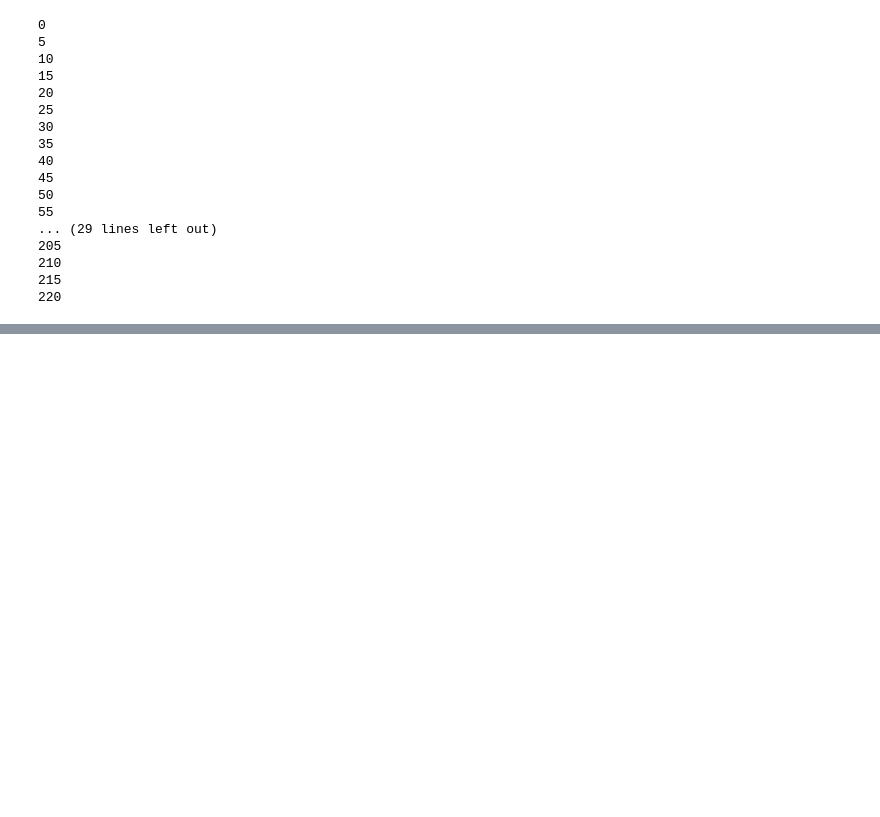
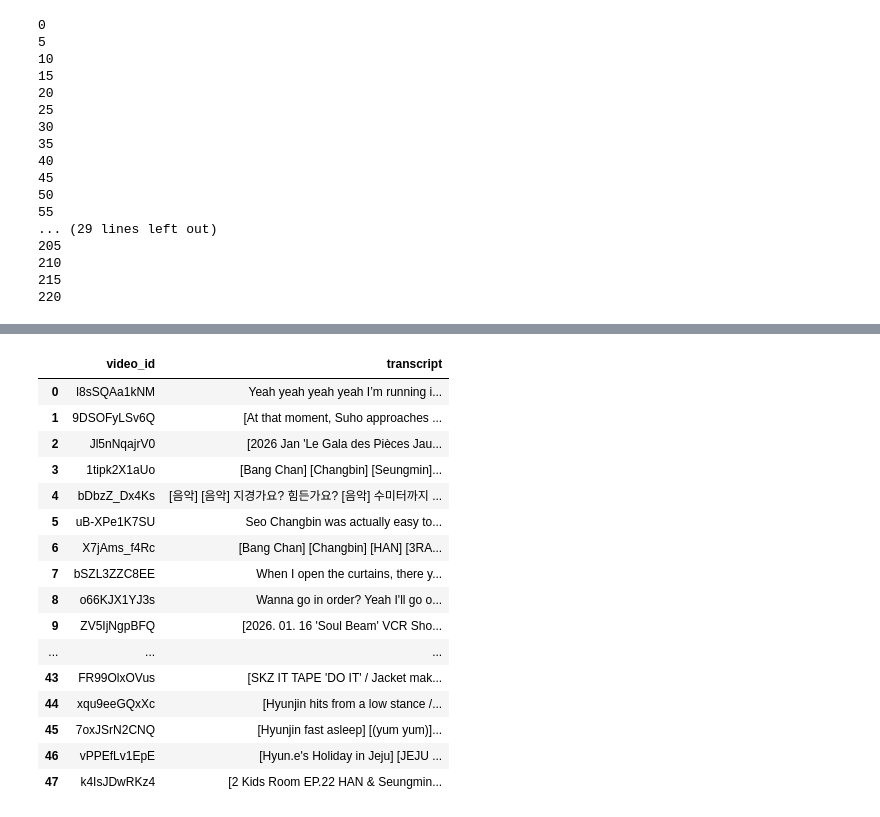
Before and after one commit to tejakusumahyusuf832/skz-pace, a Jupyter notebook: notebooks/1.0-data-acquisition.ipynb, the cells around one changed output, grey strips where cells are left out. Cells and saved outputs as stored; diff of their text form; code cells hidden in the pictures; blank space fills up the shorter version.

```diff
--- a/notebooks/1.0-data-acquisition.ipynb
+++ b/notebooks/1.0-data-acquisition.ipynb
@@ -487,0 +503,2 @@ for i in range(0, 223, 5):
+# %%
+skz_transcripts = pd.read_parquet("../data/raw/skz_transcripts.parquet")
@@ -487,0 +522,20 @@ for i in range(0, 223, 5):
+# %%
+skz_transcripts.query("transcript != 'na'")
+# %% [output]
+|  | video_id | transcript |
+| 0 | l8sSQAa1kNM | Yeah yeah yeah yeah I’m running i... |
+| 1 | 9DSOFyLSv6Q | [At that moment, Suho approaches ... |
+| 2 | Jl5nNqajrV0 | [2026 Jan 'Le Gala des Pièces Jau... |
+| 3 | 1tipk2X1aUo | [Bang Chan] [Changbin] [Seungmin]... |
+| 4 | bDbzZ_Dx4Ks | [음악] [음악] 지경가요? 힘든가요? [음악] 수미터까지 ... |
+| 5 | uB-XPe1K7SU | Seo Changbin was actually easy to... |
+| 6 | X7jAms_f4Rc | [Bang Chan] [Changbin] [HAN] [3RA... |
+| 7 | bSZL3ZZC8EE | When I open the curtains, there y... |
+| 8 | o66KJX1YJ3s | Wanna go in order? Yeah I'll go o... |
+| 9 | ZV5IjNgpBFQ | [2026. 01. 16 'Soul Beam' VCR Sho... |
+| ... | ... | ... |
+| 43 | FR99OlxOVus | [SKZ IT TAPE 'DO IT' / Jacket mak... |
+| 44 | xqu9eeGQxXc | [Hyunjin hits from a low stance /... |
+| 45 | 7oxJSrN2CNQ | [Hyunjin fast asleep] [(yum yum)]... |
+| 46 | vPPEfLv1EpE | [Hyun.e's Holiday in Jeju] [JEJU ... |
+| 47 | k4IsJDwRKz4 | [2 Kids Room EP.22 HAN & Seungmin... |
```
Also changed, not shown: parts of 16 cells of this notebook, 1 other file.
